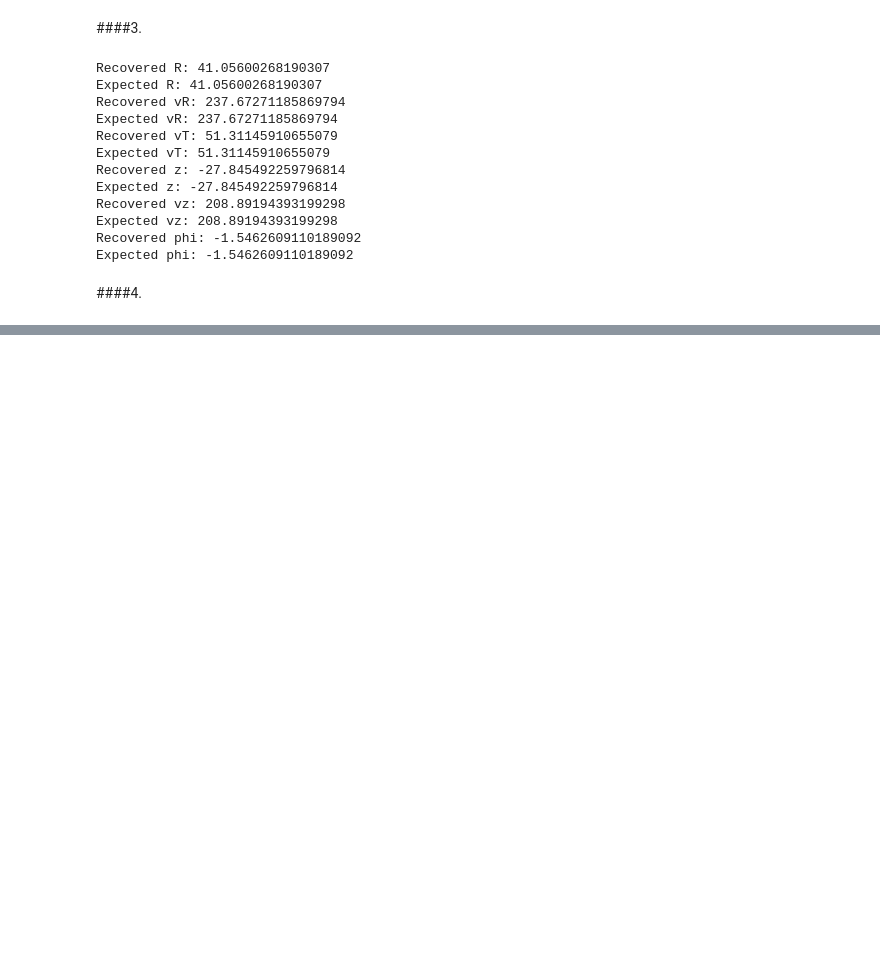
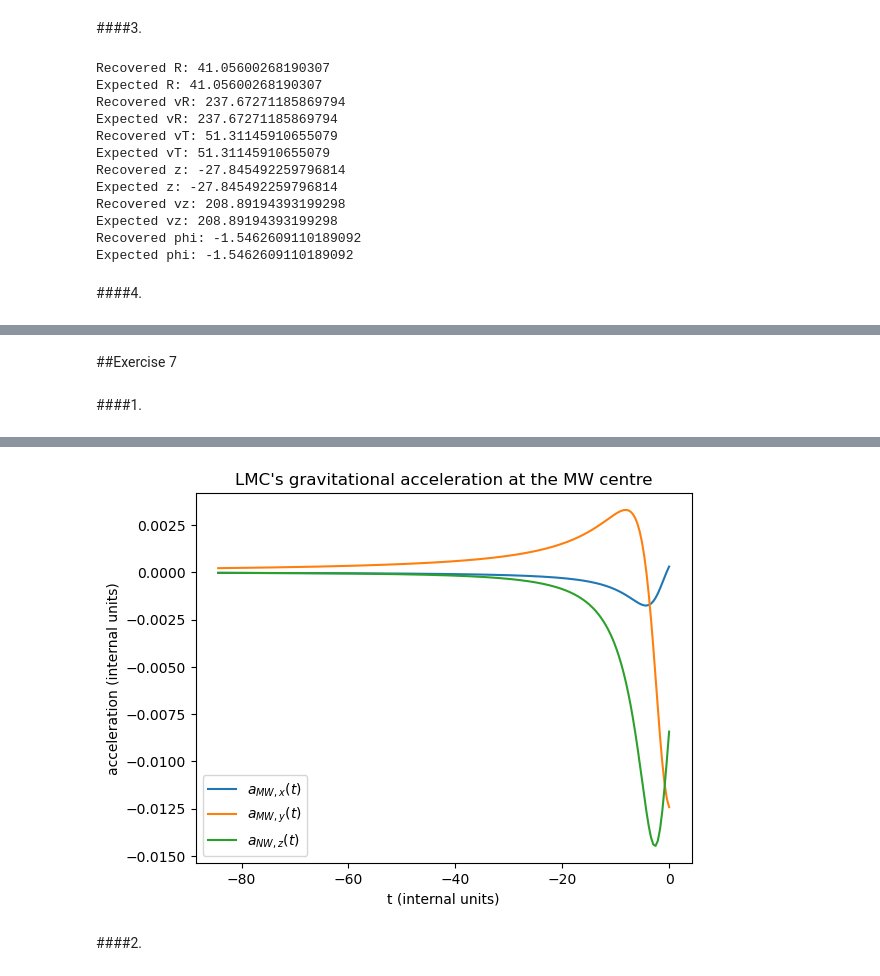
Before and after one commit to mylana-vn/onboarding-exercises, a Jupyter notebook: onboarding_exercises.ipynb, the cells around one changed output, grey strips where cells are left out. Drawn from its saved outputs; the diff is of its cells as text; code cells hidden in the pictures; blank space fills up the shorter version.

Commit message:
Exercise 7

```diff
--- a/onboarding_exercises.ipynb
+++ b/onboarding_exercises.ipynb
@@ -753,0 +757,22 @@ plt.show()
+# %% [markdown]
+##Exercise 7
+# %% [markdown]
+####1.
+# %%
+loc_origin = 1e-4
+
+t_galpy = o_lmc.time(use_physical=False)
+
+ax = np.array([evaluateRforces(lmc_moving, loc_origin, 0., phi=0., t=t, use_physical=False) for t in t_galpy])
+ay = np.array([evaluatephitorques(lmc_moving, loc_origin, 0., phi=0., t=t, use_physical=False) for t in t_galpy]) / loc_origin
+az = np.array([evaluatezforces(lmc_moving, loc_origin, 0., phi=0., t=t, use_physical=False) for t in t_galpy])
+
+plt.plot(t_galpy, ax, label="$a_{MW,x}(t)$")
+plt.plot(t_galpy, ay, label="$a_{MW,y}(t)$")
+plt.plot(t_galpy, az, label="$a_{NW,z}(t)$")
+plt.xlabel("t (internal units)")
+plt.ylabel("acceleration (internal units)")
+plt.title("LMC's gravitational acceleration at the MW centre")
+plt.legend()
+plt.show()
+# %% [output]
@@ -753,0 +780,3 @@ plt.show()
+[figure, added]
+# %% [markdown]
+####2.
```
Also changed, not shown: parts of 13 cells of this notebook.
